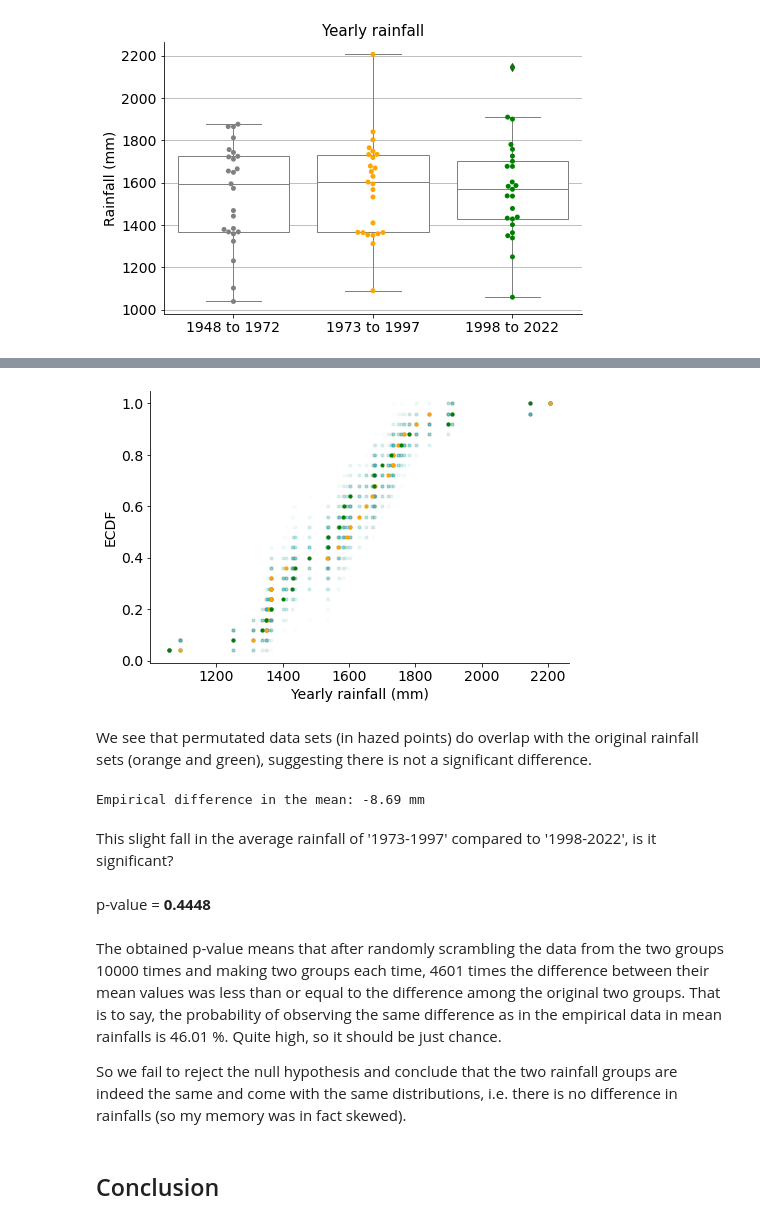
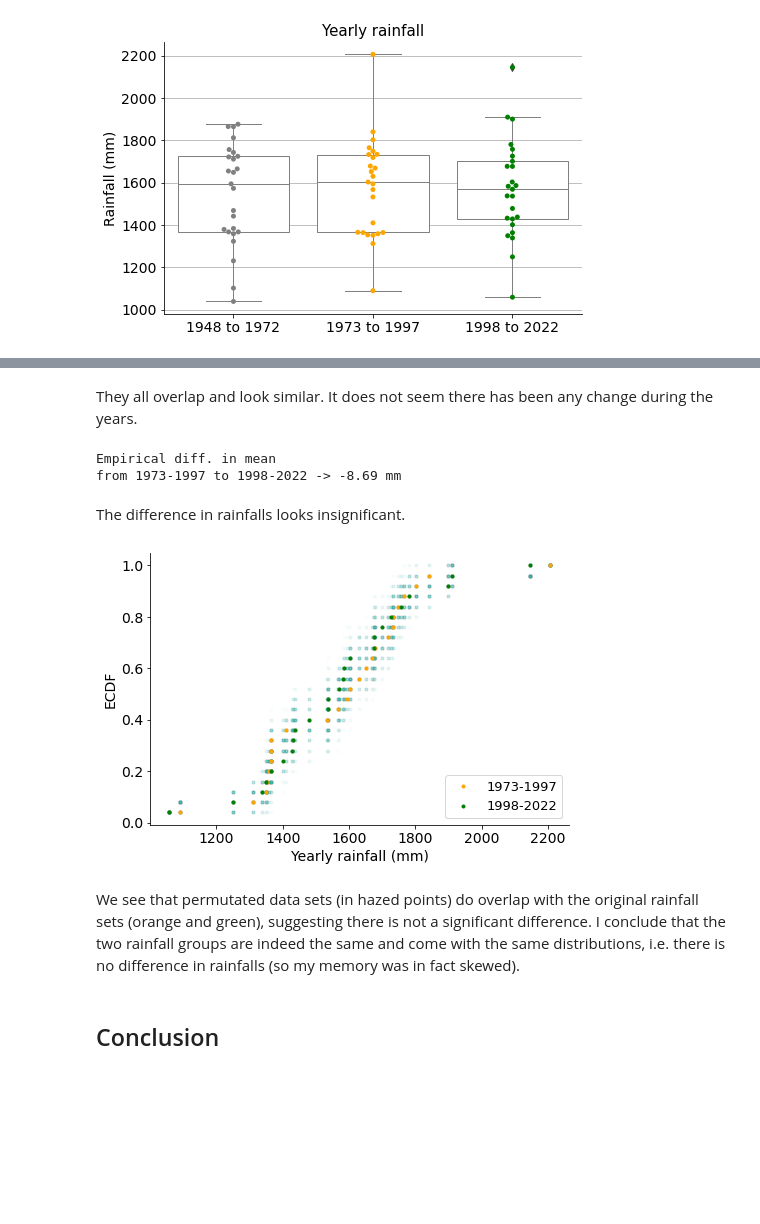
Before and after one commit to mikel-imaz/projects, a Jupyter notebook: jupyter-book/notebooks/climate.ipynb, the cells around one changed output, grey strips where cells are left out. Saved outputs shown, nothing was run; the diff lists cells and outputs as text; code cells hidden in the pictures; blank space fills up the shorter version.

```diff
--- a/jupyter-book/notebooks/climate.ipynb
+++ b/jupyter-book/notebooks/climate.ipynb
@@ -388,3 +502,14 @@ If we make three groups like in the case of the temperatures, we see very simila
+# %% [markdown]
+They all overlap and look similar. It does not seem there has been any change during the years.
+# %%
+# Compute difference of mean
+empirical_diff_means = np.mean(rain_98_22) - np.mean(rain_73_97)
+print(f"Empirical diff. in mean\nfrom 1973-1997 to 1998-2022 -> {empirical_diff_means:.2f} mm")
+# %% [output]
+Empirical diff. in mean
+from 1973-1997 to 1998-2022 -> -8.69 mm
+# %% [markdown]
+The difference in rainfalls looks insignificant.
 # %%
 # Plot
 fig, ax = plt.subplots(figsize=(7.5, 5))
@@ -393,60 +518,39 @@ fig, ax = plt.subplots(figsize=(7.5, 5))
 n_samples = 100
 
 # Iterate
 for _ in range(n_samples):
     # Generate permutation samples
     perm_sample_1, perm_sample_2 = my.permutation_sample(rain_73_97, rain_98_22)
 
     # Compute ECDFs
     x_1, y_1 = my.ecdf(perm_sample_1)
     x_2, y_2 = my.ecdf(perm_sample_2)
 
     # Plot ECDFs of permutation sample
     ax.plot(x_1, y_1, marker='.', linestyle='none', color='lightseagreen', alpha=0.02)
     ax.plot(x_2, y_2, marker='.', linestyle='none', color='lightseagreen', alpha=0.02)
 
 
 # Now create and plot ECDFs from original data
 x_1, y_1 = my.ecdf(rain_73_97)
 x_2, y_2 = my.ecdf(rain_98_22)
-ax.plot(x_1, y_1, marker='.', linestyle='none', color='orange')
-ax.plot(x_2, y_2, marker='.', linestyle='none', color='green')
+ax.plot(x_1, y_1, marker='.', linestyle='none', color='orange', label='1973-1997')
+ax.plot(x_2, y_2, marker='.', linestyle='none', color='green', label='1998-2022')
 
 ax.set_axisbelow(True)
 ax.tick_params(axis='x', labelsize=14, rotation=0)
 ax.tick_params(axis='y', labelsize=14)
 ax.set_title("", size=15)
 ax.set_xlabel("Yearly rainfall (mm)", size=14)
 ax.set_ylabel("ECDF", size=14)
+ax.legend(loc='lower right', fontsize=13)
 sns.despine()
 
 plt.show()
 # %% [output]
-[figure, old version]
+[figure, new version]
 # %% [markdown]
-We see that permutated data sets (in hazed points) do overlap with the original rainfall sets (orange and green), suggesting there is not a significant difference.
+We see that permutated data sets (in hazed points) do overlap with the original rainfall sets (orange and green), suggesting there is not a significant difference. I conclude that the two rainfall groups are indeed the same and come with the same distributions, i.e. there is no difference in rainfalls (so my memory was in fact skewed).
-# %%
-# Compute difference of mean
-empirical_diff_means = my.diff_of_means(rain_98_22, rain_73_97)
-print(f"Empirical difference in the mean: {empirical_diff_means:.2f} mm")
-# %% [output]
-Empirical difference in the mean: -8.69 mm
-# %% [markdown]
-This slight fall in the average rainfall of '1973-1997' compared to '1998-2022', is it significant?
-# %%
-# Draw 10,000 permutation replicates
-perm_replicates = my.draw_perm_reps(rain_98_22, rain_73_97, my.diff_of_means, size=10000)
-
-# Compute p-value
-p = np.sum(perm_replicates <= empirical_diff_means) / len(perm_replicates)
-
-display(Markdown(f"p-value = **{p}**"))
-# %% [output]
-p-value = **0.4448**
-# %% [markdown]
-The obtained p-value means that after randomly scrambling the data from the two groups 10000 times and making two groups each time, 4601 times the difference between their mean values was less than or equal to the difference among the original two groups. That is to say, the probability of observing the same difference as in the empirical data in mean rainfalls is 46.01 %. Quite high, so it should be just chance.
-
-So we fail to reject the null hypothesis and conclude that the two rainfall groups are indeed the same and come with the same distributions, i.e. there is no difference in rainfalls (so my memory was in fact skewed).
 # %% [markdown]
 ## Conclusion
 # %% [markdown]
```
Also changed, not shown: parts of 28 cells of this notebook, 1 other file.
